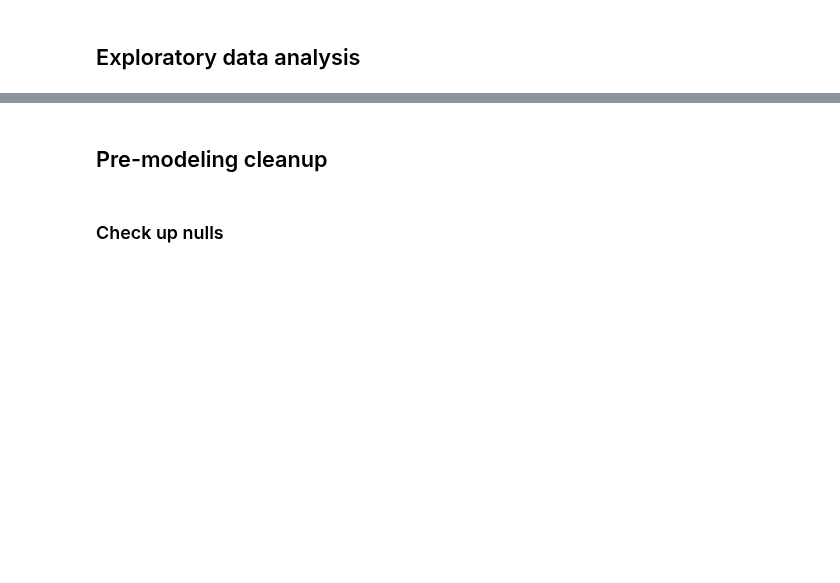
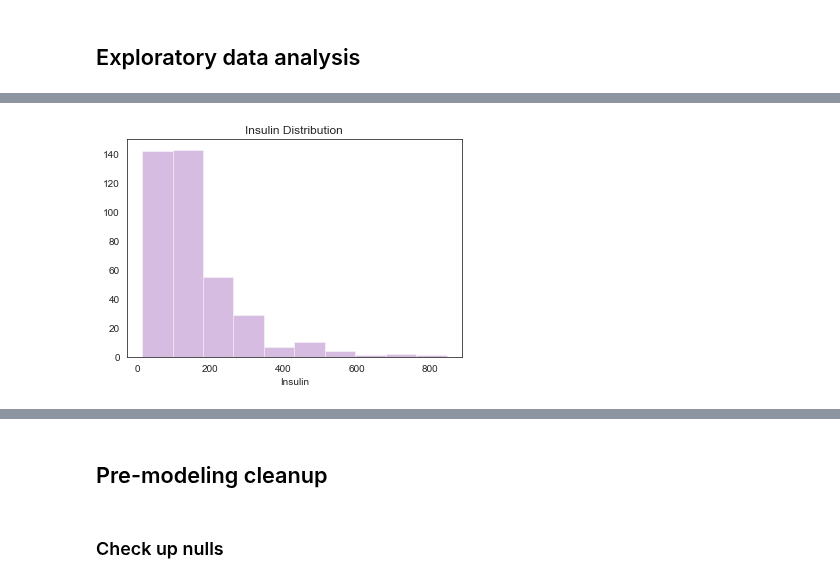
Before and after one commit to davidtnly/Python, a Jupyter notebook: MachineLearning/11-handling-missing-values-class-models.ipynb, the cells around one changed output, grey strips where cells are left out. Cells and saved outputs as stored; diff of their text form; code cells hidden in the pictures; blank space fills up the shorter version.

```diff
--- a/MachineLearning/11-handling-missing-values-class-models.ipynb
+++ b/MachineLearning/11-handling-missing-values-class-models.ipynb
@@ -490,0 +573,12 @@ __Summary: Possible solutions__
+# %%
+# Create figure space
+plt.figure(figsize=(6,4))
+
+# Create plot
+sns.distplot(data.Insulin, bins=10, kde=False, rug=False, norm_hist=False)
+
+# Set plot features
+plt.title('Insulin Distribution')
+plt.show()
+# %% [output]
+[figure, added]
```
Also changed, not shown: parts of 36 cells of this notebook.
